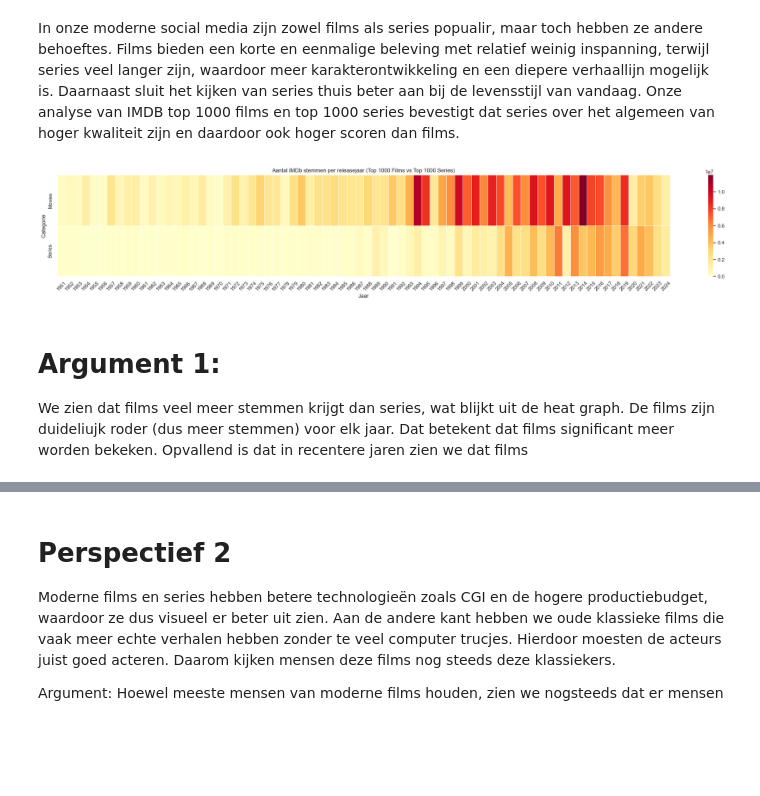
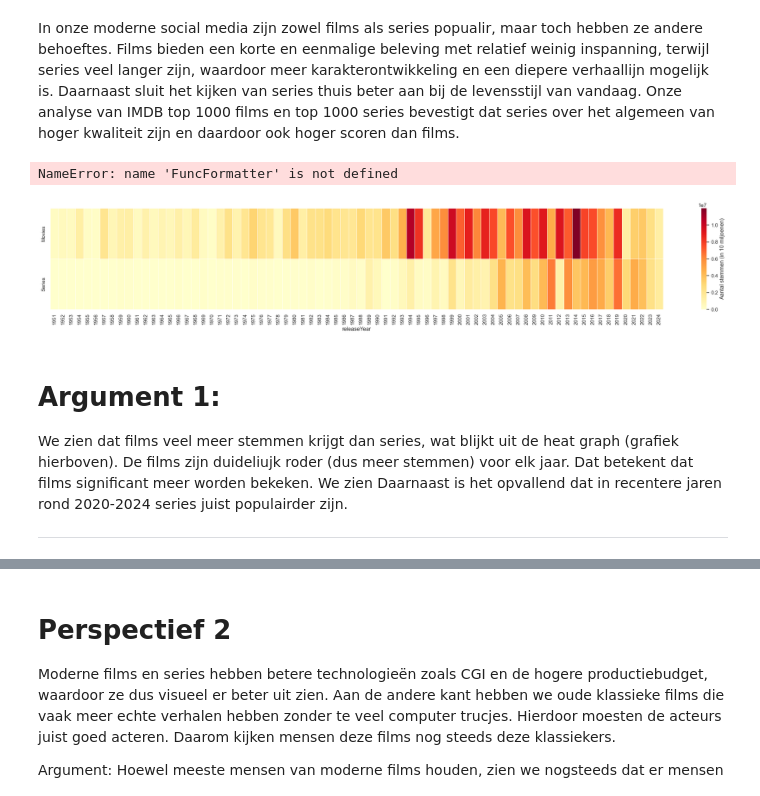
Before and after one commit to WuStanley2006/InfoVis, a Jupyter notebook: main.ipynb, the cells around one changed output, grey strips where cells are left out. Drawn from its saved outputs; the diff is of its cells as text; code cells hidden in the pictures; blank space fills up the shorter version.

```diff
--- a/main.ipynb
+++ b/main.ipynb
@@ -36,38 +36,49 @@ In onze moderne social media zijn zowel films als series popualir, maar toch heb
 
 ############# FILMS + SERIES APART#########################
 
 
 
 # --- Movies ---
 movies_df = pd.read_csv("movies.csv")
 movies_votes = movies_df.groupby('releaseYear')['numVotes'].sum().reindex(range(1951, 2025)).fillna(0)
 movies_votes.name = 'Movies'
 
 # --- Series ---
 series_df = pd.read_csv("tvseries.csv")
 series_votes = series_df.groupby('releaseYear')['numVotes'].sum().reindex(range(1951, 2025)).fillna(0)
 series_votes.name = 'Series'
 
 # Combine into one DataFrame for heatmap (rows = categorieën, columns = jaren)
 heatmap_df = pd.concat([movies_votes, series_votes], axis=1).T
 
-# --- Plot ---
 plt.figure(figsize=(30, 4))
-sns.heatmap(
+ax = sns.heatmap(
     heatmap_df,
     cmap='YlOrRd',
     cbar=True,
     xticklabels=range(1951, 2025),
-    linewidths=0.5,       # <-- hier komt de lijn
-    linecolor='white'     # <-- witte lijnen
+    linewidths=0.5,
+    linecolor='white'
 )
+
+# Colorbar label aanpassen
+colorbar = ax.collections[0].colorbar
+colorbar.set_label('Aantal stemmen (in 10 miljoenen)', fontsize=12)
+
+# Formatter instellen: toon als miljoenen
+formatter = FuncFormatter(lambda x, pos: f'{x/1_000_000:.1f}M')
+colorbar.ax.yaxis.set_major_formatter(formatter)
+
 plt.title('Aantal IMDb stemmen per releasejaar (Top 1000 Films vs Top 1000 Series)')
 plt.xlabel('Jaar')
 plt.ylabel('Categorie')
 plt.xticks(rotation=45)
 plt.show()
 # %% [output]
+NameError: name 'FuncFormatter' is not defined
-[figure, old version]
+[figure, new version]
 # %% [markdown]
 # Argument 1:
-We zien dat films veel meer stemmen krijgt dan series, wat blijkt uit de heat graph. De films zijn duideliujk roder (dus meer stemmen) voor elk jaar. Dat betekent dat films significant meer worden bekeken. Opvallend is dat in recentere jaren zien we dat films
+We zien dat films veel meer stemmen krijgt dan series, wat blijkt uit de heat graph (grafiek hierboven). De films zijn duideliujk roder (dus meer stemmen) voor elk jaar. Dat betekent dat films significant meer worden bekeken. We zien Daarnaast is het opvallend dat in recentere jaren rond 2020-2024 series juist populairder zijn.
+
+---------------------------------------------------------------------------------------------------------------------------------------------------------------------------------------------------
```
Also changed, not shown: parts of 3 cells of this notebook.
